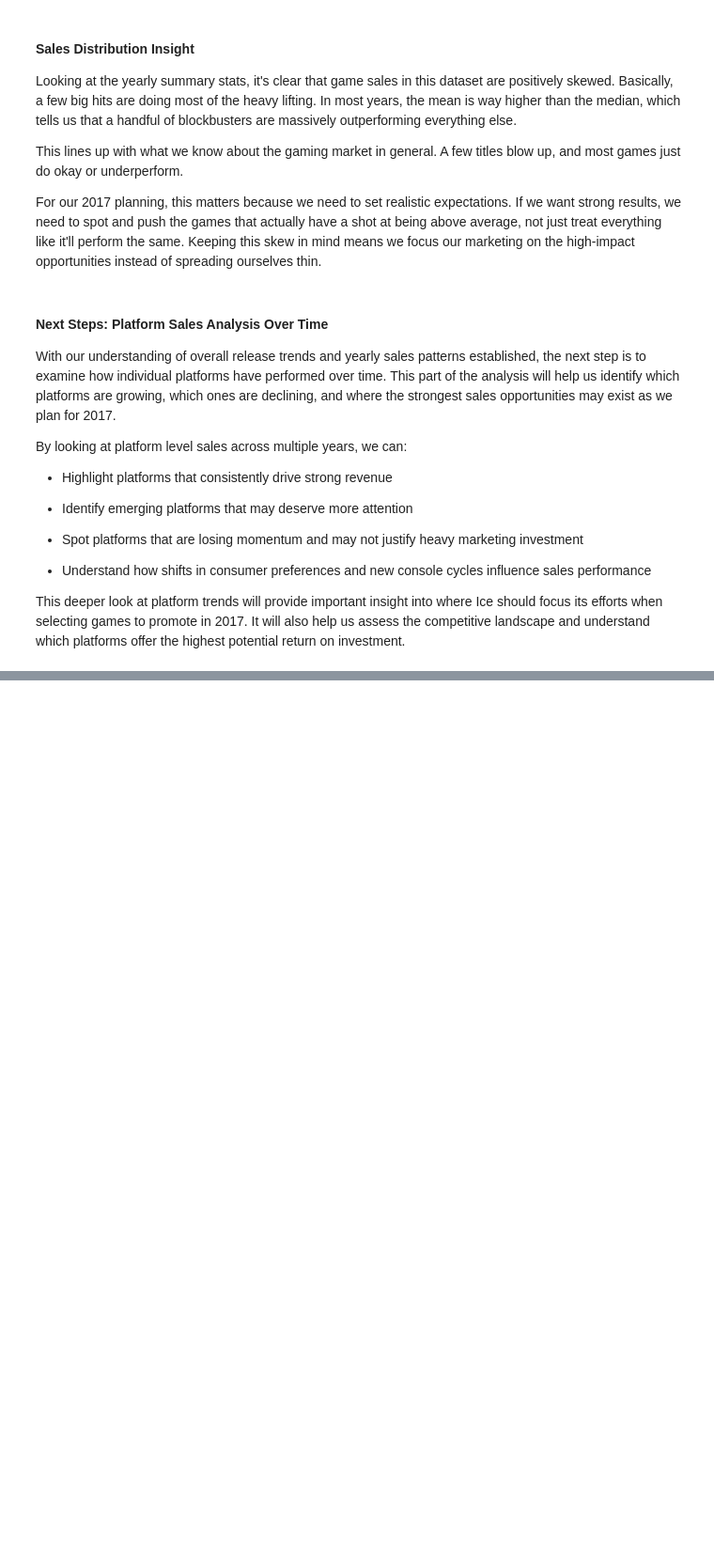
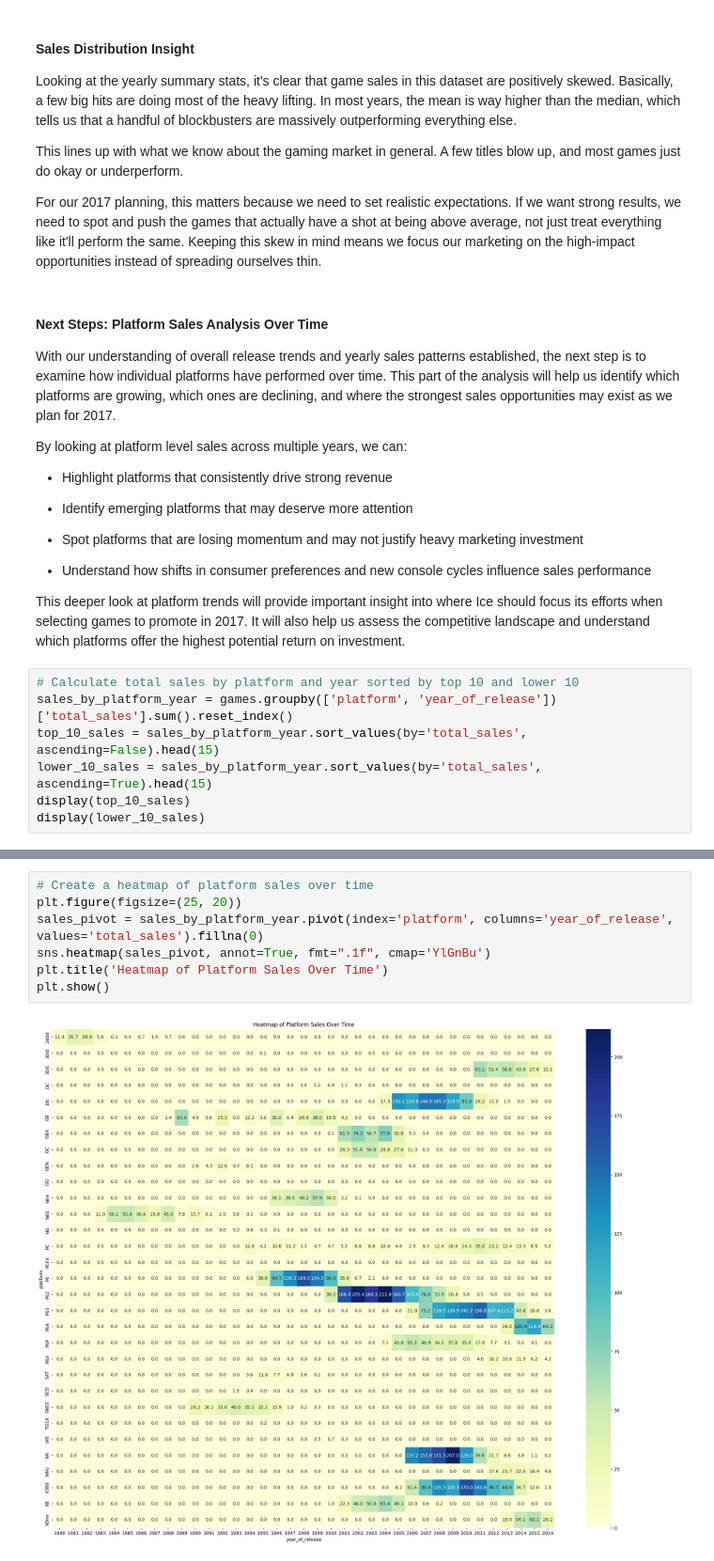
Before and after one commit to the-buike/game-sales-trends-2016-2017, a Jupyter notebook: games.ipynb, the cells around one changed output, grey strips where cells are left out. Shown at 94% size. Saved outputs shown, nothing was run; the diff lists cells and outputs as text; blank space fills up the shorter version.

```diff
--- a/games.ipynb
+++ b/games.ipynb
@@ -482,3 +490,10 @@ By looking at platform level sales across multiple years, we can:
 * Understand how shifts in consumer preferences and new console cycles influence sales performance
 
 This deeper look at platform trends will provide important insight into where Ice should focus its efforts when selecting games to promote in 2017. It will also help us assess the competitive landscape and understand which platforms offer the highest potential return on investment.
+# %%
+# Calculate total sales by platform and year sorted by top 10 and lower 10
+sales_by_platform_year = games.groupby(['platform', 'year_of_release'])['total_sales'].sum().reset_index()
+top_10_sales = sales_by_platform_year.sort_values(by='total_sales', ascending=False).head(15)
+lower_10_sales = sales_by_platform_year.sort_values(by='total_sales', ascending=True).head(15)
+display(top_10_sales)
+display(lower_10_sales)
@@ -484,0 +533,9 @@ This deeper look at platform trends will provide important insight into where Ic
+# %%
+# Create a heatmap of platform sales over time
+plt.figure(figsize=(25, 20))
+sales_pivot = sales_by_platform_year.pivot(index='platform', columns='year_of_release', values='total_sales').fillna(0)
+sns.heatmap(sales_pivot, annot=True, fmt=".1f", cmap='YlGnBu')
+plt.title('Heatmap of Platform Sales Over Time')
+plt.show()
+# %% [output]
+[figure, added]
```
Also changed, not shown: parts of 44 cells of this notebook, 1 other file.
